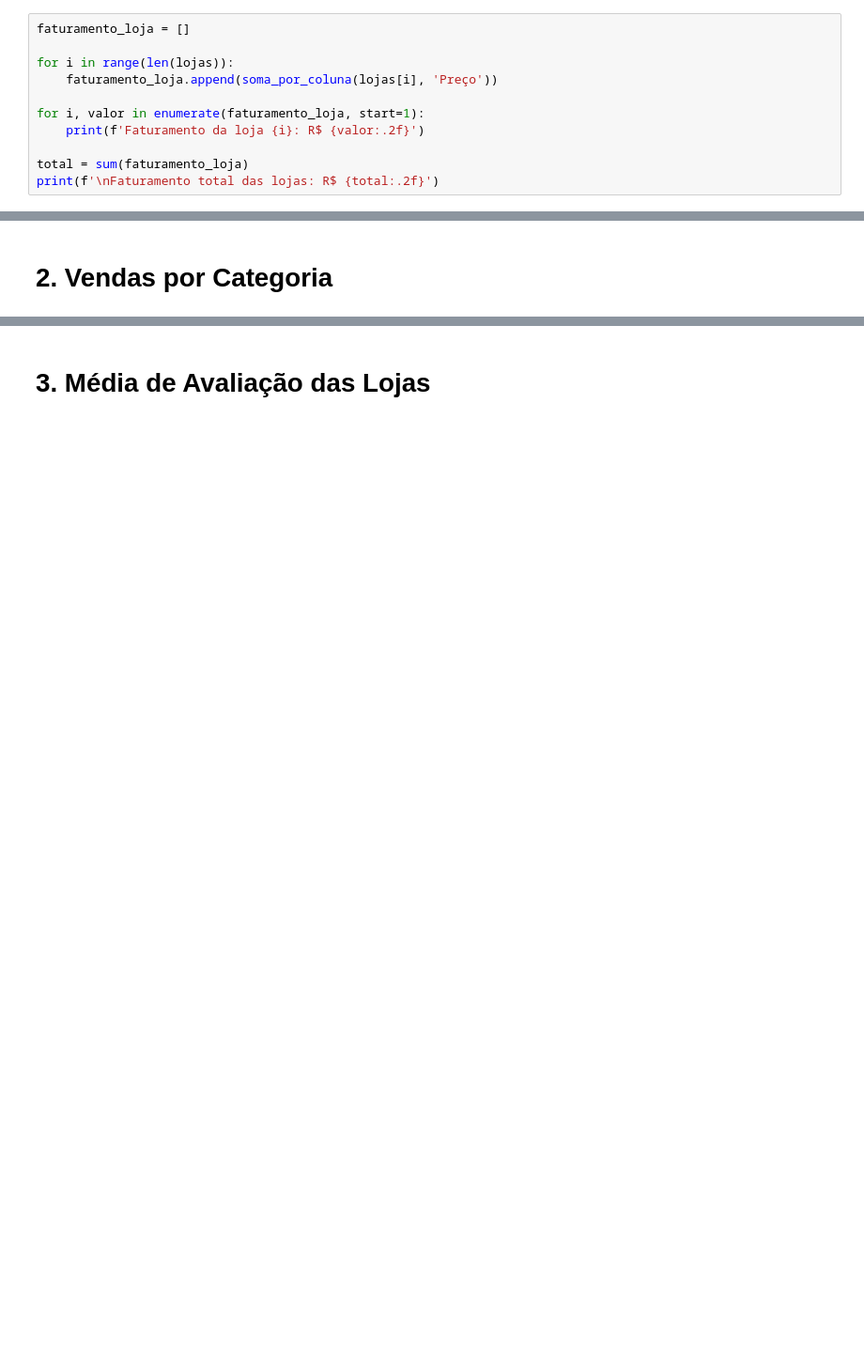
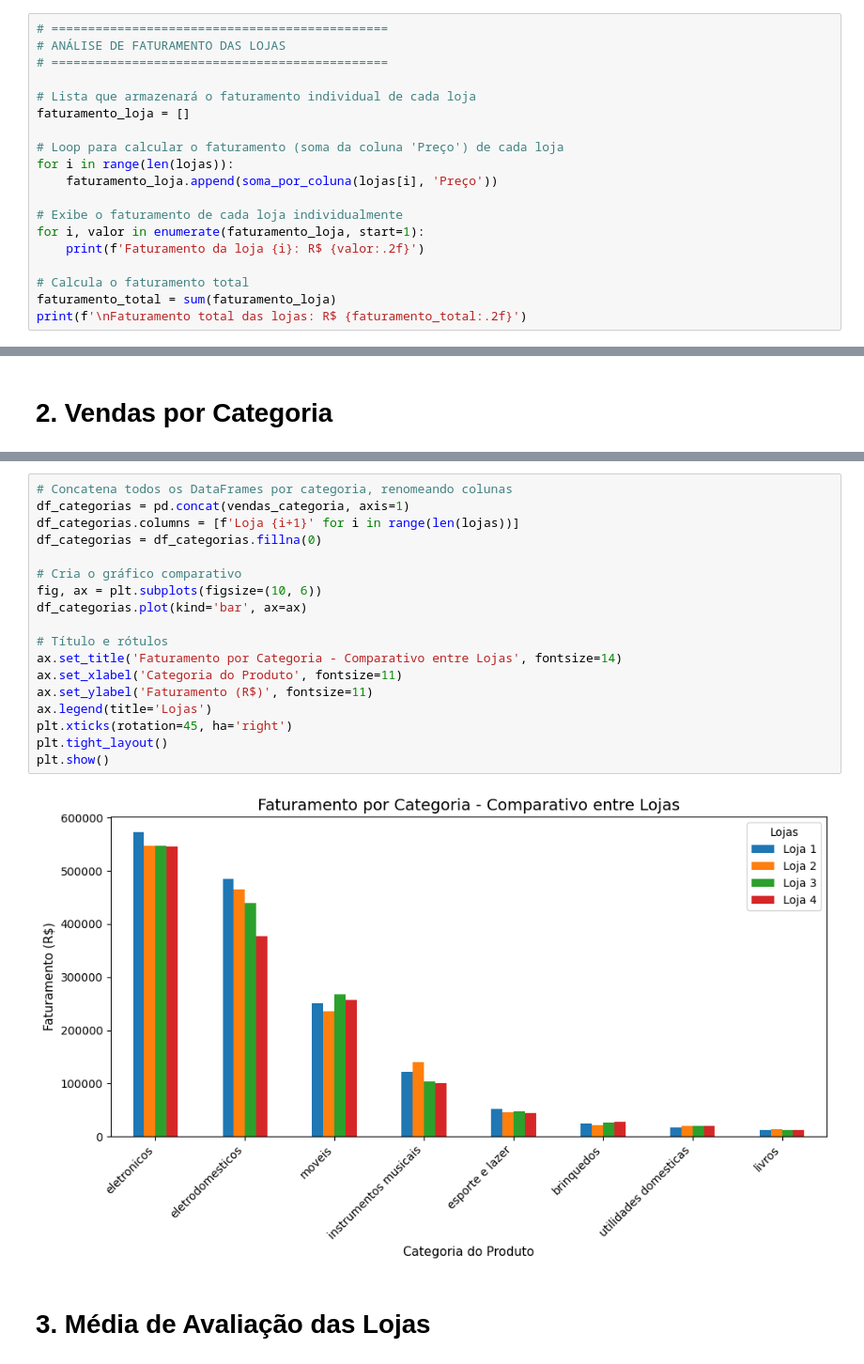
Before and after one commit to TyrGunllod/alura_store, a Jupyter notebook: AluraStoreBr.ipynb, the cells around one changed output, grey strips where cells are left out. Shown at 94% size. Drawn from its saved outputs; the diff is of its cells as text; blank space fills up the shorter version.

```diff
--- a/AluraStoreBr.ipynb
+++ b/AluraStoreBr.ipynb
@@ -37,16 +48,24 @@ def soma_produtos_tipo(arquivo, coluna):
 # %% [markdown]
 #1. Análise do faturamento
 # %%
+# ==============================================
+# ANÁLISE DE FATURAMENTO DAS LOJAS
+# ==============================================
+
+# Lista que armazenará o faturamento individual de cada loja
 faturamento_loja = []
 
+# Loop para calcular o faturamento (soma da coluna 'Preço') de cada loja
 for i in range(len(lojas)):
     faturamento_loja.append(soma_por_coluna(lojas[i], 'Preço'))
 
+# Exibe o faturamento de cada loja individualmente
 for i, valor in enumerate(faturamento_loja, start=1):
     print(f'Faturamento da loja {i}: R$ {valor:.2f}')
 
-total = sum(faturamento_loja)
-print(f'\nFaturamento total das lojas: R$ {total:.2f}')
+# Calcula o faturamento total
+faturamento_total = sum(faturamento_loja)
+print(f'\nFaturamento total das lojas: R$ {faturamento_total:.2f}')
 # %% [output]
 Faturamento da loja 1: R$ 1534509.12
 Faturamento da loja 2: R$ 1488459.06
@@ -85,5 +146,25 @@ Faturamento por categoria - Loja 1:
  - brinquedos: R$ 27015.67
  - utilidades domesticas: R$ 20098.83
  - livros: R$ 12427.77
+# %%
+# Concatena todos os DataFrames por categoria, renomeando colunas
+df_categorias = pd.concat(vendas_categoria, axis=1)
+df_categorias.columns = [f'Loja {i+1}' for i in range(len(lojas))]
+df_categorias = df_categorias.fillna(0)
+
+# Cria o gráfico comparativo
+fig, ax = plt.subplots(figsize=(10, 6))
+df_categorias.plot(kind='bar', ax=ax)
+
+# Título e rótulos
+ax.set_title('Faturamento por Categoria - Comparativo entre Lojas', fontsize=14)
+ax.set_xlabel('Categoria do Produto', fontsize=11)
+ax.set_ylabel('Faturamento (R$)', fontsize=11)
+ax.legend(title='Lojas')
+plt.xticks(rotation=45, ha='right')
+plt.tight_layout()
+plt.show()
+# %% [output]
+[figure, added]
 # %% [markdown]
 # 3. Média de Avaliação das Lojas
```
Also changed, not shown: parts of 10 cells of this notebook.
